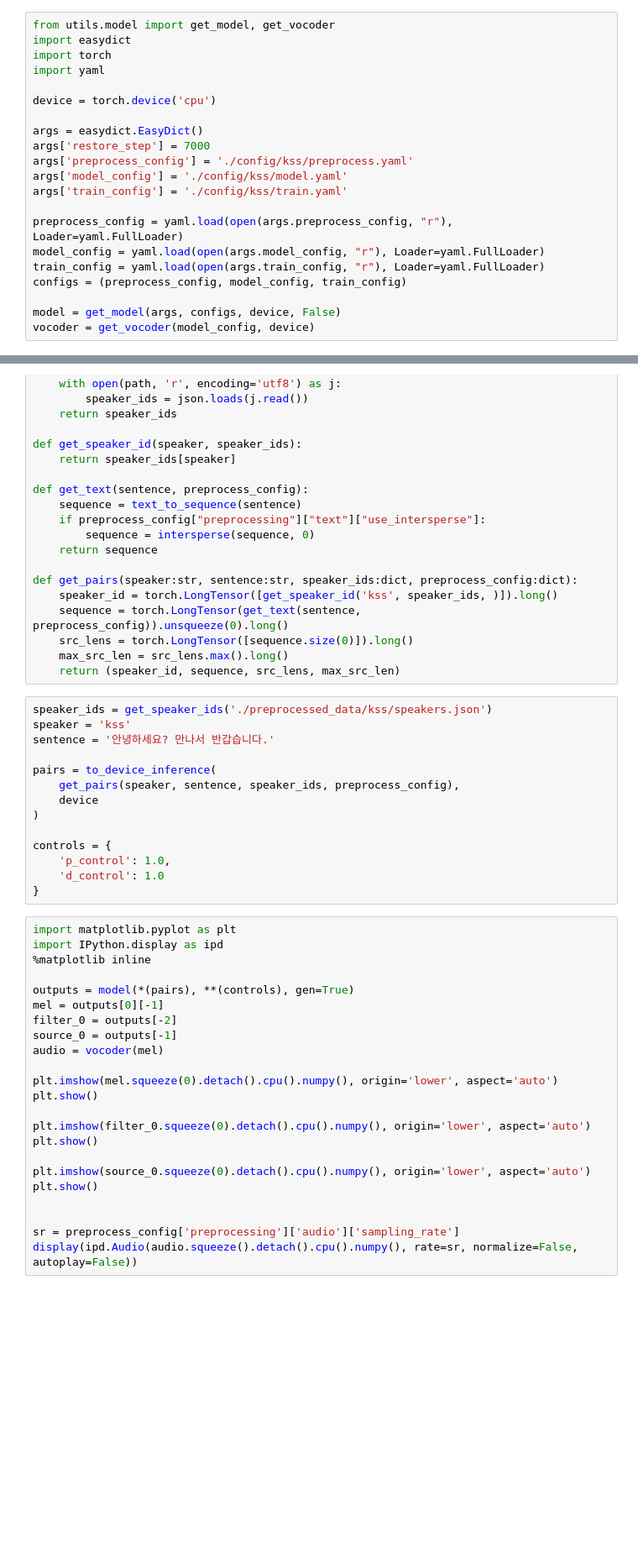
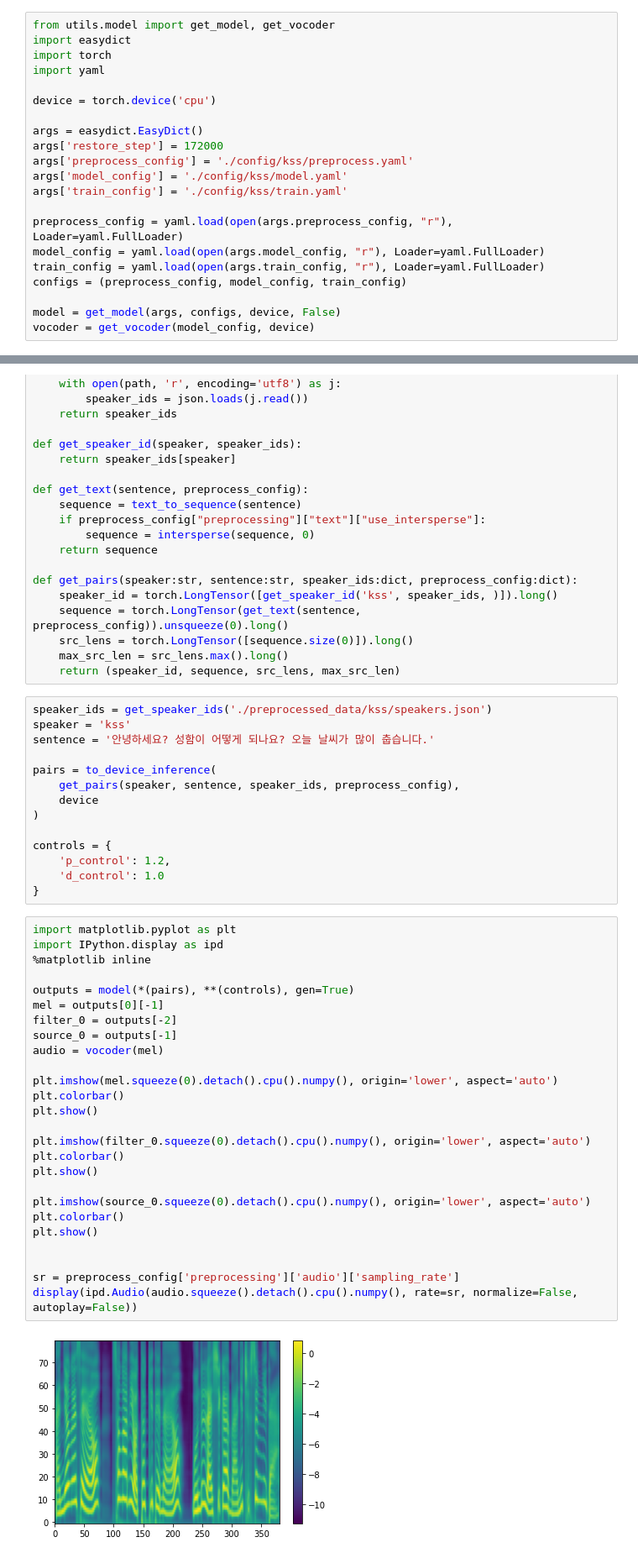
Before and after one commit to choiHkk/source-filter-Fastspeech2-ctc, a Jupyter notebook: _note.ipynb, the cells around one changed output, grey strips where cells are left out. Shown: that part at 84% size. Drawn from its saved outputs; the diff is of its cells as text; blank space fills up the shorter version.

```diff
--- a/_note.ipynb
+++ b/_note.ipynb
@@ -7,7 +7,7 @@ import yaml
 device = torch.device('cpu')
 
 args = easydict.EasyDict()
-args['restore_step'] = 7000
+args['restore_step'] = 172000
 args['preprocess_config'] = './config/kss/preprocess.yaml'
 args['model_config'] = './config/kss/model.yaml'
 args['train_config'] = './config/kss/train.yaml'
@@ -48,7 +50,7 @@ def get_pairs(speaker:str, sentence:str, speaker_ids:dict, preprocess_config:dic
 # %%
 speaker_ids = get_speaker_ids('./preprocessed_data/kss/speakers.json')
 speaker = 'kss'
-sentence = '안녕하세요? 만나서 반갑습니다.'
+sentence = '안녕하세요? 성함이 어떻게 되나요? 오늘 날씨가 많이 춥습니다.'
 
 pairs = to_device_inference(
     get_pairs(speaker, sentence, speaker_ids, preprocess_config),
@@ -56,29 +58,34 @@ pairs = to_device_inference(
 )
 
 controls = {
-    'p_control': 1.0,
+    'p_control': 1.2,
     'd_control': 1.0
 }
 # %%
 import matplotlib.pyplot as plt
 import IPython.display as ipd
 %matplotlib inline
 
 outputs = model(*(pairs), **(controls), gen=True)
 mel = outputs[0][-1]
 filter_0 = outputs[-2]
 source_0 = outputs[-1]
 audio = vocoder(mel)
 
 plt.imshow(mel.squeeze(0).detach().cpu().numpy(), origin='lower', aspect='auto')
+plt.colorbar()
 plt.show()
 
 plt.imshow(filter_0.squeeze(0).detach().cpu().numpy(), origin='lower', aspect='auto')
+plt.colorbar()
 plt.show()
 
 plt.imshow(source_0.squeeze(0).detach().cpu().numpy(), origin='lower', aspect='auto')
+plt.colorbar()
 plt.show()
 
 
 sr = preprocess_config['preprocessing']['audio']['sampling_rate']
 display(ipd.Audio(audio.squeeze().detach().cpu().numpy(), rate=sr, normalize=False, autoplay=False))
+# %% [output]
+[figure, added]
```
Also changed, not shown: parts of 2 cells of this notebook, 2 other files.
